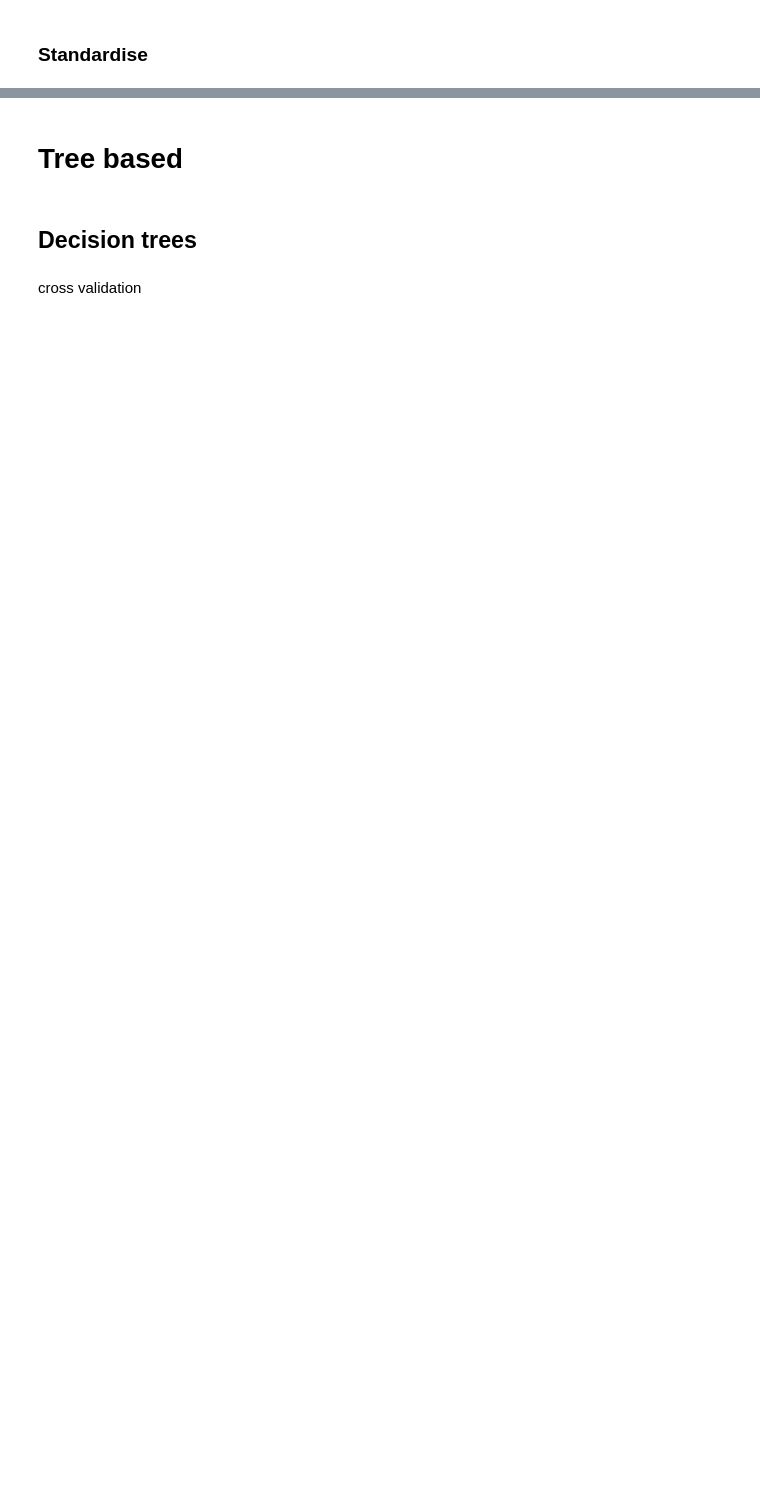
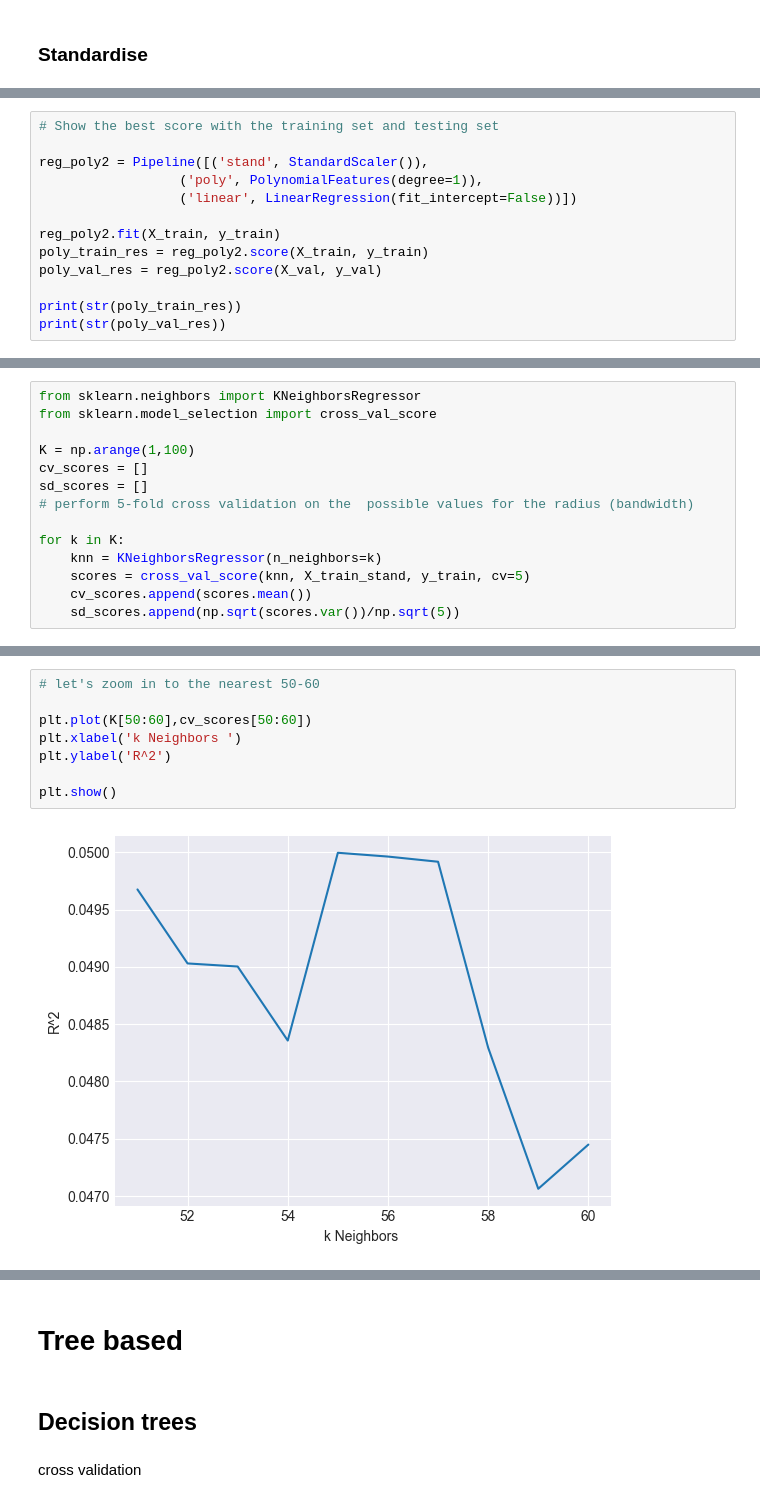
Before and after one commit to Vicba/SchoolProject, a Jupyter notebook: outcome_damage_amount.ipynb, the cells around one changed output, grey strips where cells are left out. Saved outputs shown, nothing was run; the diff lists cells and outputs as text; blank space fills up the shorter version.

```diff
--- a/outcome_damage_amount.ipynb
+++ b/outcome_damage_amount.ipynb
@@ -278,0 +206,13 @@ plt.show()
+# %%
+# Show the best score with the training set and testing set
+
+reg_poly2 = Pipeline([('stand', StandardScaler()),
+                  ('poly', PolynomialFeatures(degree=1)),
+                  ('linear', LinearRegression(fit_intercept=False))])
+
+reg_poly2.fit(X_train, y_train)
+poly_train_res = reg_poly2.score(X_train, y_train)
+poly_val_res = reg_poly2.score(X_val, y_val)
+
+print(str(poly_train_res))
+print(str(poly_val_res))
@@ -278,0 +226,14 @@ plt.show()
+# %%
+from sklearn.neighbors import KNeighborsRegressor
+from sklearn.model_selection import cross_val_score
+
+K = np.arange(1,100)
+cv_scores = []
+sd_scores = []
+# perform 5-fold cross validation on the  possible values for the radius (bandwidth)
+
+for k in K:
+    knn = KNeighborsRegressor(n_neighbors=k)
+    scores = cross_val_score(knn, X_train_stand, y_train, cv=5)
+    cv_scores.append(scores.mean())
+    sd_scores.append(np.sqrt(scores.var())/np.sqrt(5))
@@ -278,0 +255,10 @@ plt.show()
+# %%
+# let's zoom in to the nearest 50-60
+
+plt.plot(K[50:60],cv_scores[50:60])
+plt.xlabel('k Neighbors ')
+plt.ylabel('R^2')
+
+plt.show()
+# %% [output]
+[figure, added]
```
Also changed, not shown: parts of 107 cells of this notebook, 6 other files.
